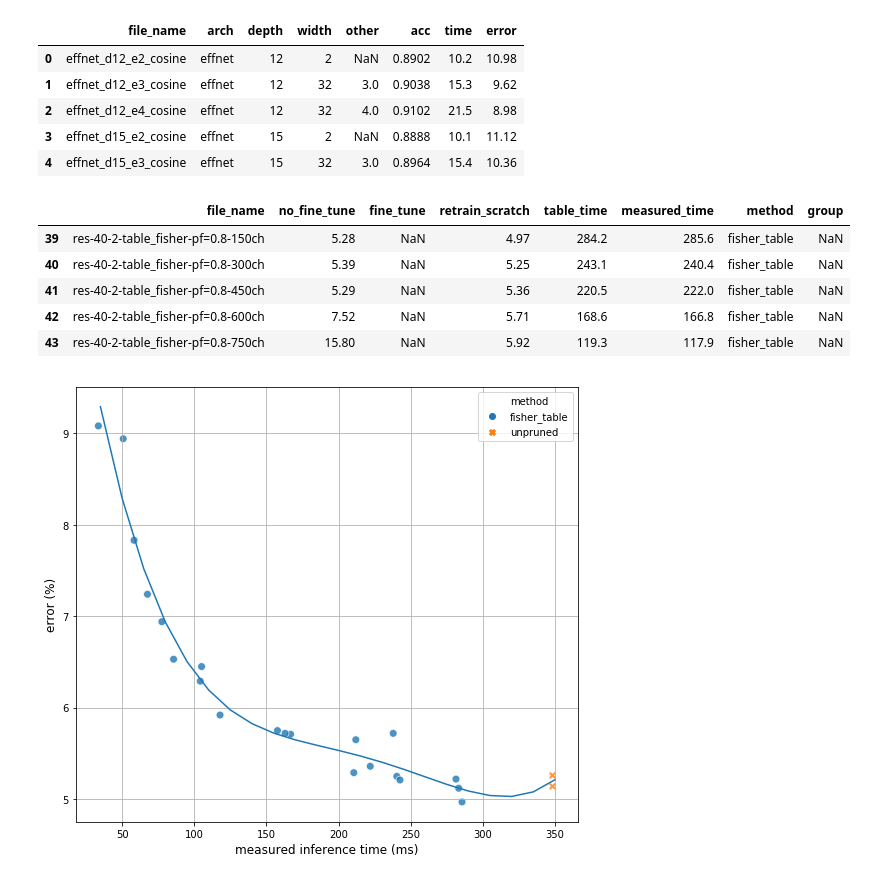
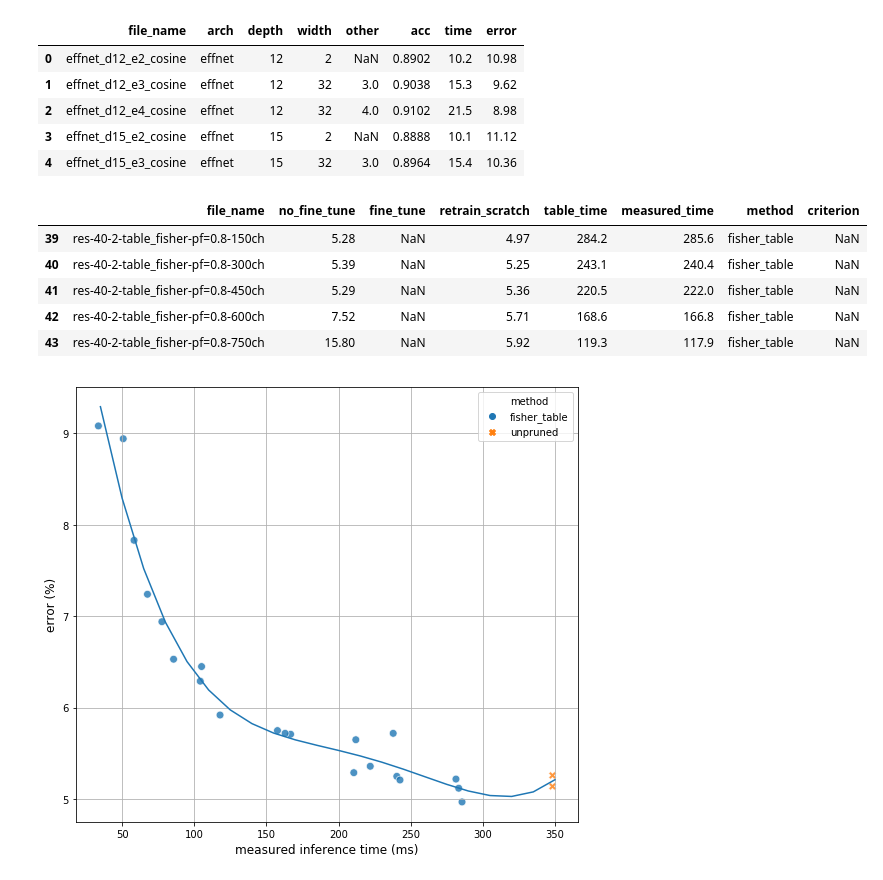
Before and after one commit to NatGr/Master_Thesis, a Jupyter notebook: training_from_scratch/visualize.ipynb, the cells around one changed output. Cells and saved outputs as stored; diff of their text form; code cells hidden in the pictures.

```diff
--- a/training_from_scratch/visualize.ipynb
+++ b/training_from_scratch/visualize.ipynb
@@ -40,14 +40,14 @@ results_val.head()
 # %%
 pruning_wrn_res = pd.read_csv('../NetAdapt/pruning_methods.csv')
 pruning_wrn_res['table_time'] = pruning_wrn_res['table_time'] * 1000
 pruning_wrn_res['measured_time'] = pruning_wrn_res['measured_time'] * 1000
 pruning_wrn_res = pruning_wrn_res[np.logical_or(
     pruning_wrn_res.method == 'unpruned',
     np.logical_and(pruning_wrn_res.method == 'fisher_table',
-    pruning_wrn_res.group.isnull()))]  # we take the unpruned + fisher table WRNs
+    pruning_wrn_res.criterion.isnull()))]  # we take the unpruned + fisher table WRNs
 pruning_wrn_res.head()
 # %% [output]
-|  | file_name | no_fine_tune | fine_tune | retrain_scratch | table_time | measured_time | method | group |
+|  | file_name | no_fine_tune | fine_tune | retrain_scratch | table_time | measured_time | method | criterion |
 | 39 | res-40-2-table_fisher-pf=0.8-150ch | 5.28 | NaN | 4.97 | 284.2 | 285.6 | fisher_table | NaN |
 | 40 | res-40-2-table_fisher-pf=0.8-300ch | 5.39 | NaN | 5.25 | 243.1 | 240.4 | fisher_table | NaN |
 | 41 | res-40-2-table_fisher-pf=0.8-450ch | 5.29 | NaN | 5.36 | 220.5 | 222.0 | fisher_table | NaN |
```
Also changed, not shown: parts of 2 cells of this notebook, 1 other file.
